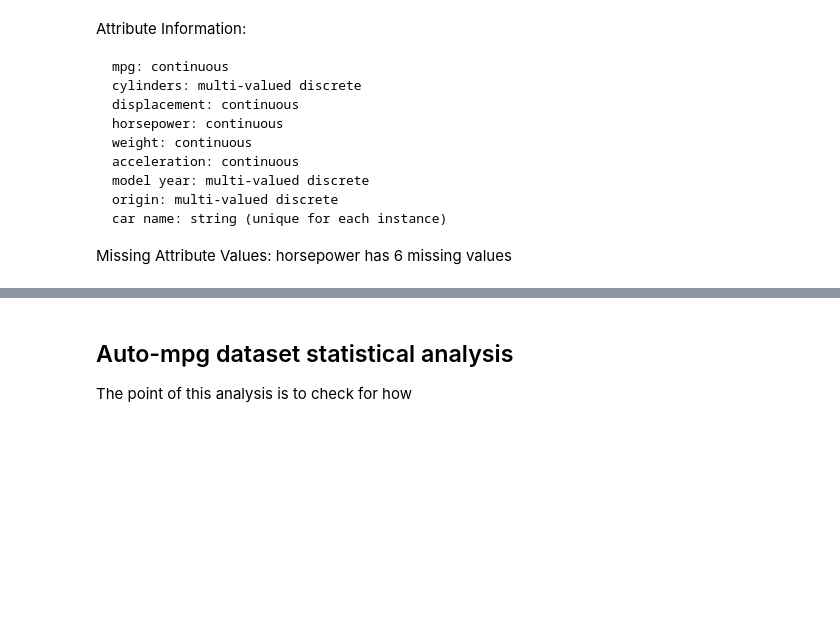
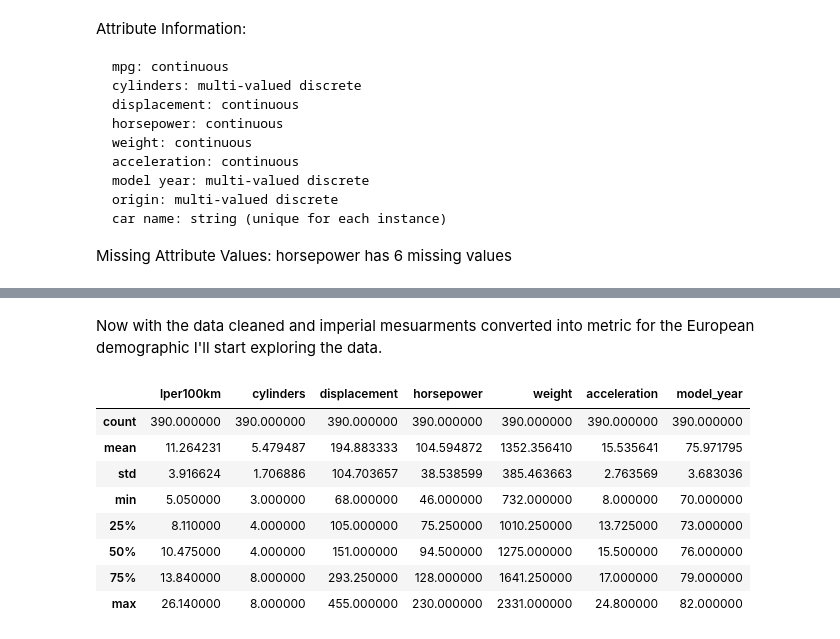
Before and after one commit to Rufshod/Statistical_Analysis_Alexander_Andersson, a Jupyter notebook: Lab/Lab_cars.ipynb, the cells around one changed output, grey strips where cells are left out. Drawn from its saved outputs; the diff is of its cells as text; code cells hidden in the pictures; blank space fills up the shorter version.

```diff
--- a/Lab/Lab_cars.ipynb
+++ b/Lab/Lab_cars.ipynb
@@ -65,3 +102,14 @@ See the caveats in the documentation: https://pandas.pydata.org/pandas-docs/stab
-# %% [markdown]
-## Auto-mpg dataset statistical analysis
-The point of this analysis is to check for how
+# %% [markdown]
+Now with the data cleaned and imperial mesuarments converted into metric for the European demographic I'll start exploring the data.
+# %%
+cars.describe()
+# %% [output]
+|  | lper100km | cylinders | displacement | horsepower | weight | acceleration | model_year |
+| count | 390.000000 | 390.000000 | 390.000000 | 390.000000 | 390.000000 | 390.000000 | 390.000000 |
+| mean | 11.264231 | 5.479487 | 194.883333 | 104.594872 | 1352.356410 | 15.535641 | 75.971795 |
+| std | 3.916624 | 1.706886 | 104.703657 | 38.538599 | 385.463663 | 2.763569 | 3.683036 |
+| min | 5.050000 | 3.000000 | 68.000000 | 46.000000 | 732.000000 | 8.000000 | 70.000000 |
+| 25% | 8.110000 | 4.000000 | 105.000000 | 75.250000 | 1010.250000 | 13.725000 | 73.000000 |
+| 50% | 10.475000 | 4.000000 | 151.000000 | 94.500000 | 1275.000000 | 15.500000 | 76.000000 |
+| 75% | 13.840000 | 8.000000 | 293.250000 | 128.000000 | 1641.250000 | 17.000000 | 79.000000 |
+| max | 26.140000 | 8.000000 | 455.000000 | 230.000000 | 2331.000000 | 24.800000 | 82.000000 |
```
Also changed, not shown: parts of 24 cells of this notebook, 6 other files.
